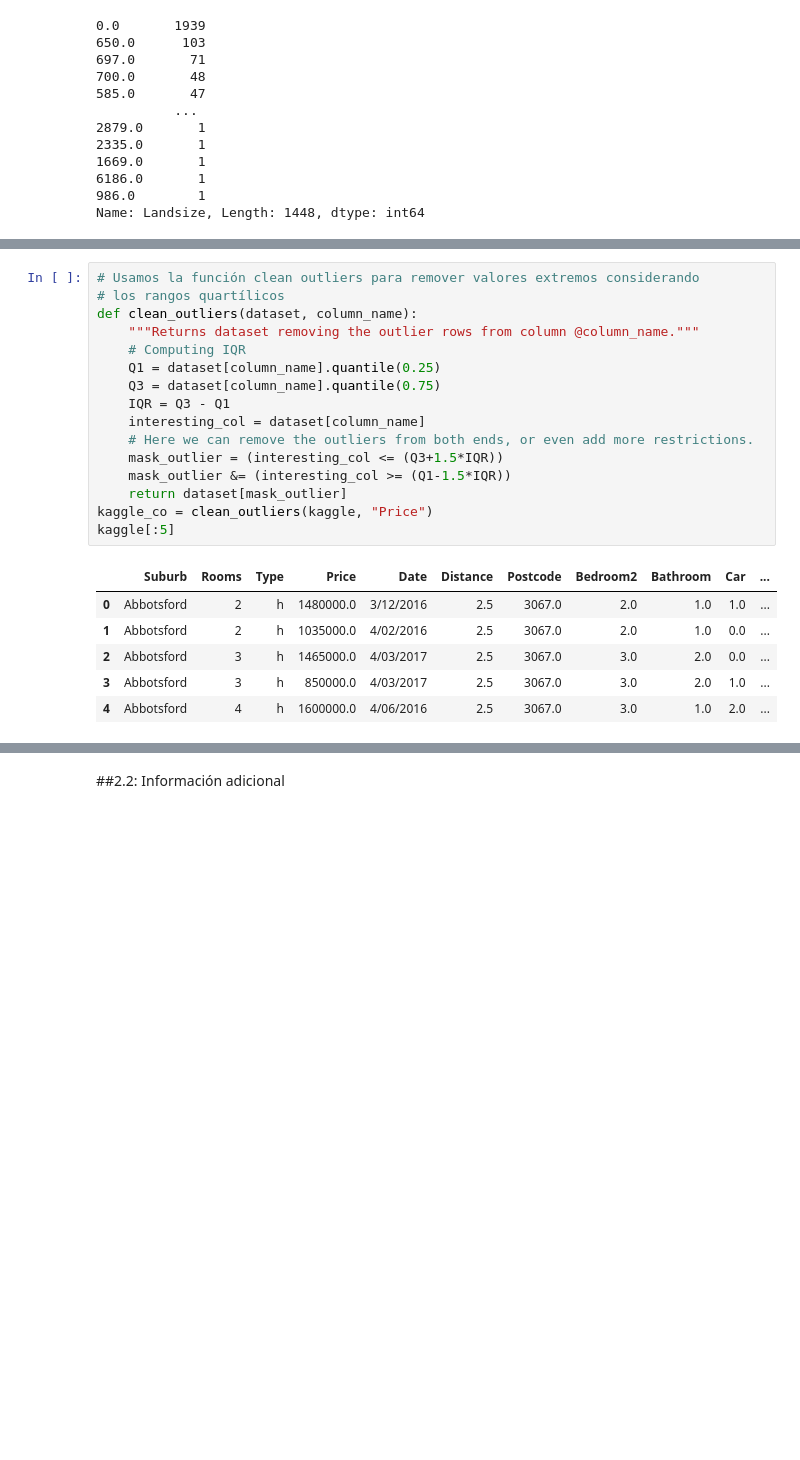
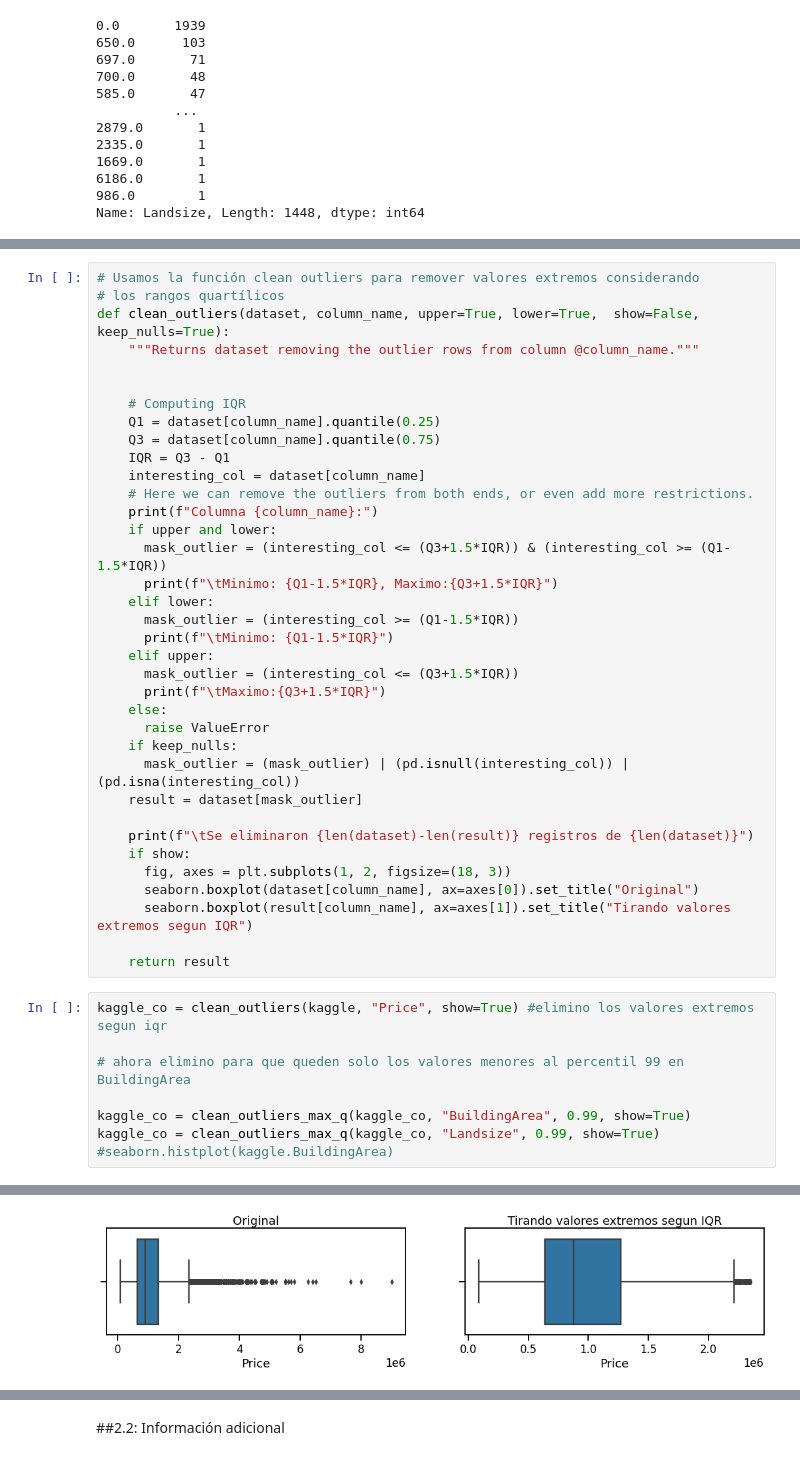
Before and after one commit to pablogventura/diplodatos2022, a Jupyter notebook: 02_Exploracion_y_Curacion/Curacion_Grupo_4_Parte_1.ipynb, the cells around one changed output, grey strips where cells are left out. Drawn from its saved outputs; the diff is of its cells as text; blank space fills up the shorter version.

```diff
--- a/02_Exploracion_y_Curacion/Curacion_Grupo_4_Parte_1.ipynb
+++ b/02_Exploracion_y_Curacion/Curacion_Grupo_4_Parte_1.ipynb
@@ -438,23 +479,45 @@ kaggle.describe(include = 'all')
 # %%
 # Usamos la función clean outliers para remover valores extremos considerando
 # los rangos quartílicos
-def clean_outliers(dataset, column_name):
+def clean_outliers(dataset, column_name, upper=True, lower=True,  show=False, keep_nulls=True):
     """Returns dataset removing the outlier rows from column @column_name."""
+
+
     # Computing IQR
     Q1 = dataset[column_name].quantile(0.25)
     Q3 = dataset[column_name].quantile(0.75)
     IQR = Q3 - Q1
     interesting_col = dataset[column_name]
     # Here we can remove the outliers from both ends, or even add more restrictions.
-    mask_outlier = (interesting_col <= (Q3+1.5*IQR))
-    mask_outlier &= (interesting_col >= (Q1-1.5*IQR))
-    return dataset[mask_outlier]
-kaggle_co = clean_outliers(kaggle, "Price")
-kaggle[:5]
+    print(f"Columna {column_name}:")
+    if upper and lower:
+      mask_outlier = (interesting_col <= (Q3+1.5*IQR)) & (interesting_col >= (Q1-1.5*IQR))
+      print(f"\tMinimo: {Q1-1.5*IQR}, Maximo:{Q3+1.5*IQR}")
+    elif lower:
+      mask_outlier = (interesting_col >= (Q1-1.5*IQR))
+      print(f"\tMinimo: {Q1-1.5*IQR}")
+    elif upper:
+      mask_outlier = (interesting_col <= (Q3+1.5*IQR))
+      print(f"\tMaximo:{Q3+1.5*IQR}")
+    else:
+      raise ValueError
+    if keep_nulls:
+      mask_outlier = (mask_outlier) | (pd.isnull(interesting_col)) | (pd.isna(interesting_col))
+    result = dataset[mask_outlier]
+
+    print(f"\tSe eliminaron {len(dataset)-len(result)} registros de {len(dataset)}")
+    if show:
+      fig, axes = plt.subplots(1, 2, figsize=(18, 3))
+      seaborn.boxplot(dataset[column_name], ax=axes[0]).set_title("Original")
+      seaborn.boxplot(result[column_name], ax=axes[1]).set_title("Tirando valores extremos segun IQR")
+
+    return result
-# %% [output]
-|  | Suburb | Rooms | Type | Price | Date | Distance | Postcode | Bedroom2 | Bathroom | Car | ... |
-| 0 | Abbotsford | 2 | h | 1480000.0 | 3/12/2016 | 2.5 | 3067.0 | 2.0 | 1.0 | 1.0 | ... |
-| 1 | Abbotsford | 2 | h | 1035000.0 | 4/02/2016 | 2.5 | 3067.0 | 2.0 | 1.0 | 0.0 | ... |
-| 2 | Abbotsford | 3 | h | 1465000.0 | 4/03/2017 | 2.5 | 3067.0 | 3.0 | 2.0 | 0.0 | ... |
-| 3 | Abbotsford | 3 | h | 850000.0 | 4/03/2017 | 2.5 | 3067.0 | 3.0 | 2.0 | 1.0 | ... |
-| 4 | Abbotsford | 4 | h | 1600000.0 | 4/06/2016 | 2.5 | 3067.0 | 3.0 | 1.0 | 2.0 | ... |
+# %%
+kaggle_co = clean_outliers(kaggle, "Price", show=True) #elimino los valores extremos segun iqr
+
+# ahora elimino para que queden solo los valores menores al percentil 99 en BuildingArea
+
+kaggle_co = clean_outliers_max_q(kaggle_co, "BuildingArea", 0.99, show=True)
+kaggle_co = clean_outliers_max_q(kaggle_co, "Landsize", 0.99, show=True)
+#seaborn.histplot(kaggle.BuildingArea)
+# %% [output]
@@ -460,0 +533 @@ kaggle[:5]
+[figure, added]
```
Also changed, not shown: parts of 21 cells of this notebook, 1 other file.
